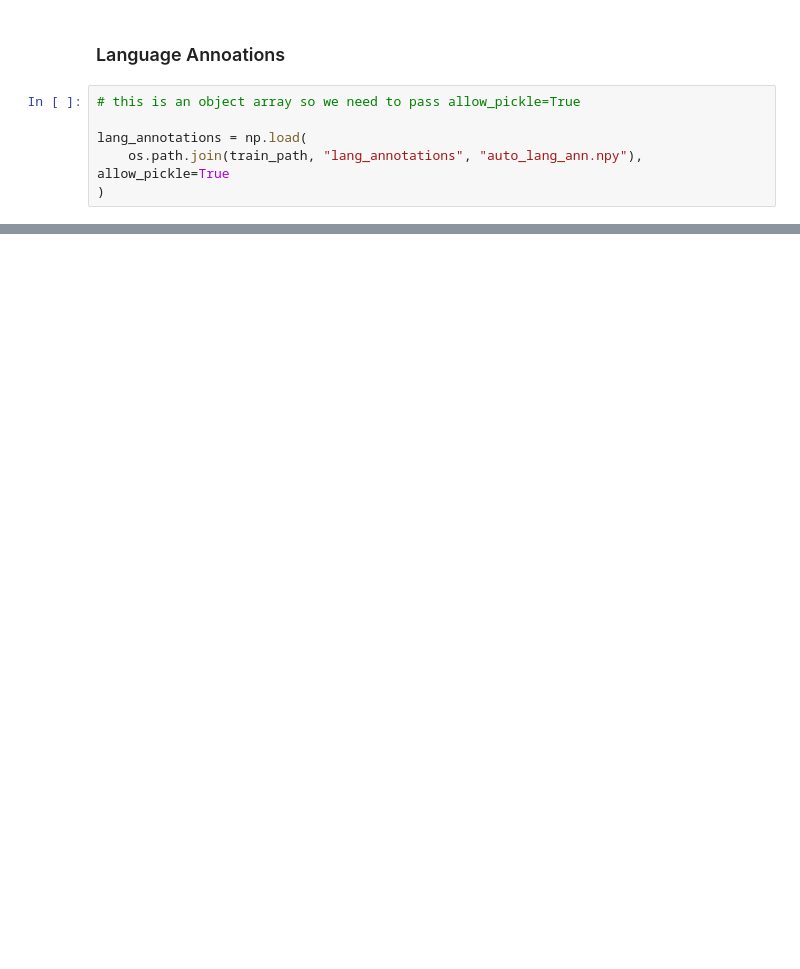
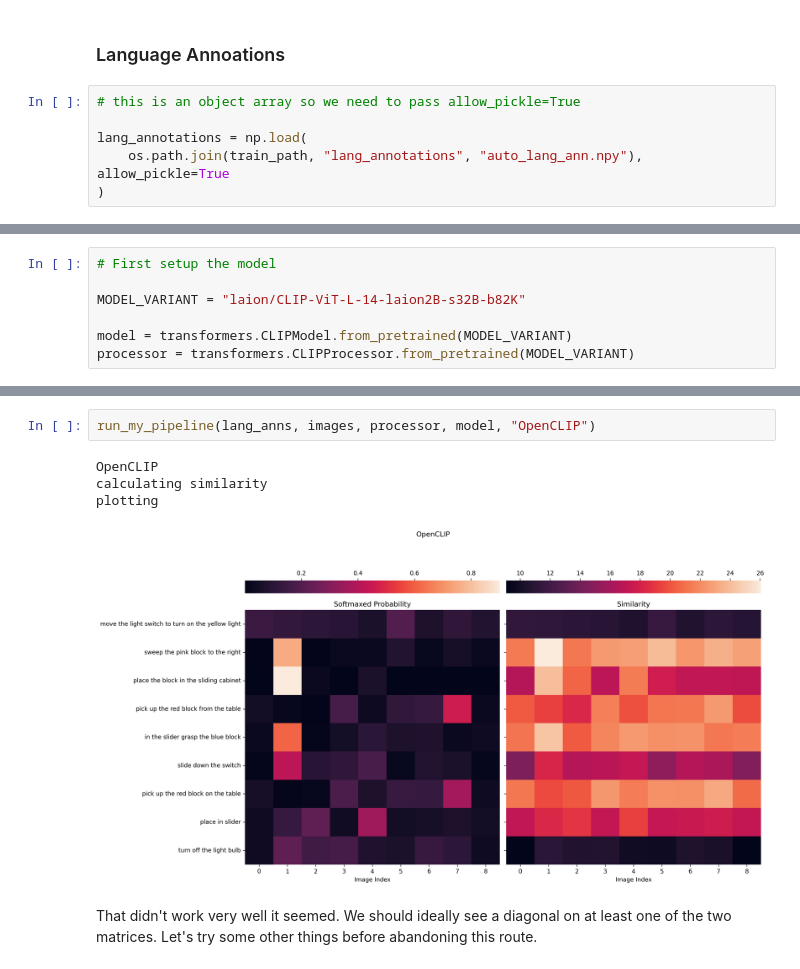
Before and after one commit to thesofakillers/nlgoals, a Jupyter notebook: notebooks/clip-sanity-check.ipynb, the cells around one changed output, grey strips where cells are left out. Drawn from its saved outputs; the diff is of its cells as text; blank space fills up the shorter version.

Commit message:
try models other than CLIP

```diff
--- a/notebooks/clip-sanity-check.ipynb
+++ b/notebooks/clip-sanity-check.ipynb
@@ -126,0 +174,7 @@ lang_annotations = np.load(
+# %%
+# First setup the model
+
+MODEL_VARIANT = "laion/CLIP-ViT-L-14-laion2B-s32B-b82K"
+
+model = transformers.CLIPModel.from_pretrained(MODEL_VARIANT)
+processor = transformers.CLIPProcessor.from_pretrained(MODEL_VARIANT)
@@ -126,0 +293,9 @@ lang_annotations = np.load(
+# %%
+run_my_pipeline(lang_anns, images, processor, model, "OpenCLIP")
+# %% [output]
+OpenCLIP
+calculating similarity
+plotting
+[figure, added]
+# %% [markdown]
+That didn't work very well it seemed. We should ideally see a diagonal on at least one of the two matrices. Let's try some other things before abandoning this route.
```
Also changed, not shown: parts of 24 cells of this notebook.
